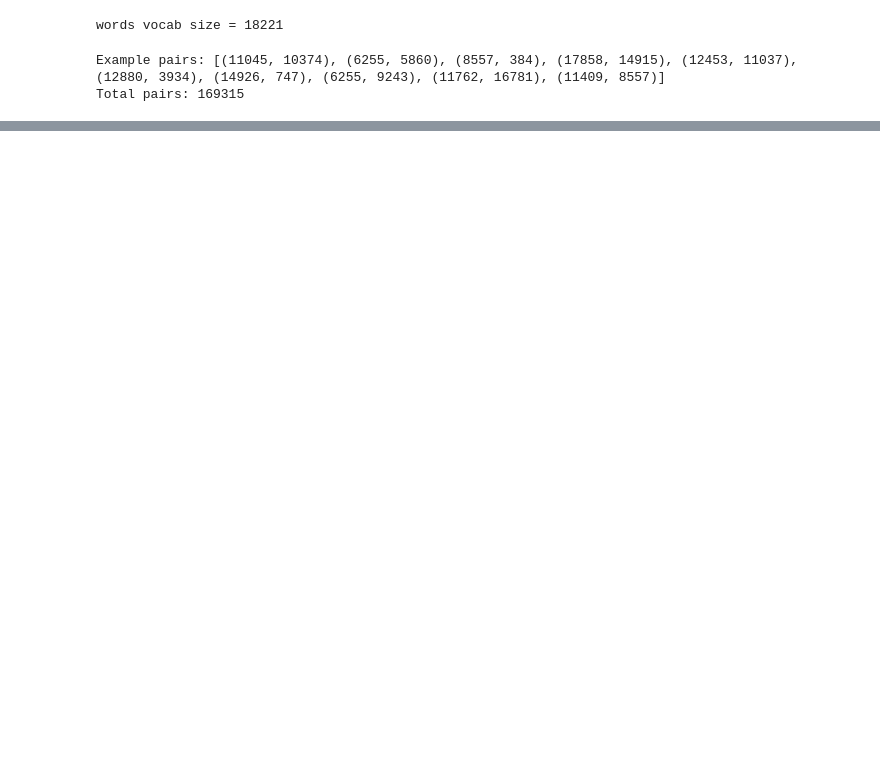
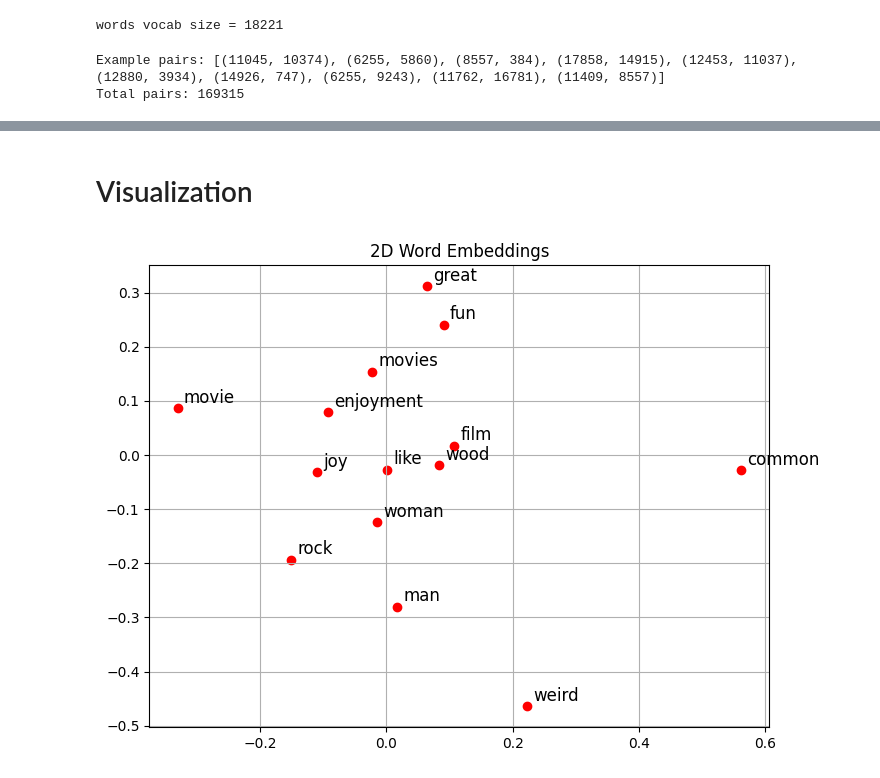
Before and after one commit to Eikthyrnir/UAM_labs, a Jupyter notebook: sem2/nlp/2/word2vec.ipynb, the cells around one changed output, grey strips where cells are left out. Drawn from its saved outputs; the diff is of its cells as text; code cells hidden in the pictures; blank space fills up the shorter version.

Commit message:
added PCA visualization

```diff
--- a/sem2/nlp/2/word2vec.ipynb
+++ b/sem2/nlp/2/word2vec.ipynb
@@ -124,6 +156,8 @@ def train_skipgram_vectorized_step(center_id, context_ids: list, lr):
     U_out[neg_ids] += lr * g_neg_vec * v_c[np.newaxis, :]
 
     V_in[center_id] += lr * (grad_v_pos_vec + grad_v_neg_vec)
+# %%
+V_history = []
 # %%
 def train_skipgram(lr=0.1, epochs=1):
     pair_list = list(pairs)
@@ -165,0 +203,2 @@ V_in
+# %% [markdown]
+# Visualization
@@ -165,0 +207,29 @@ V_in
+# %%
+sample_words = ["film", "movie", "movies", "rock", "wood", "woman", "man", "like", "enjoyment", "joy", "fun", "great", "common", "weird"]
+# %%
+def show_words_plot(words, embeddings):
+    sample_embeddings = []
+    labels = []
+    for w in words:
+        pca = PCA(n_components=2)
+        embeddings_2d = pca.fit_transform(embeddings)
+        sample_embeddings.append(embeddings_2d[word_to_id[w]])
+        labels.append(w)
+
+    sample_embeddings = np.array(sample_embeddings)
+
+    # Plot
+    plt.figure(figsize=(8, 6))
+    plt.scatter(sample_embeddings[:, 0], sample_embeddings[:, 1], color='red')
+
+    # Add labels
+    for i, label in enumerate(labels):
+        plt.text(sample_embeddings[i, 0] + 0.01, sample_embeddings[i, 1] + 0.01, label, fontsize=12)
+
+    plt.title("2D Word Embeddings")
+    plt.grid(True)
+    plt.show()
+# %%
+show_words_plot(sample_words, V_history[0])
+# %% [output]
+[figure, added]
```
Also changed, not shown: parts of 15 cells of this notebook.
